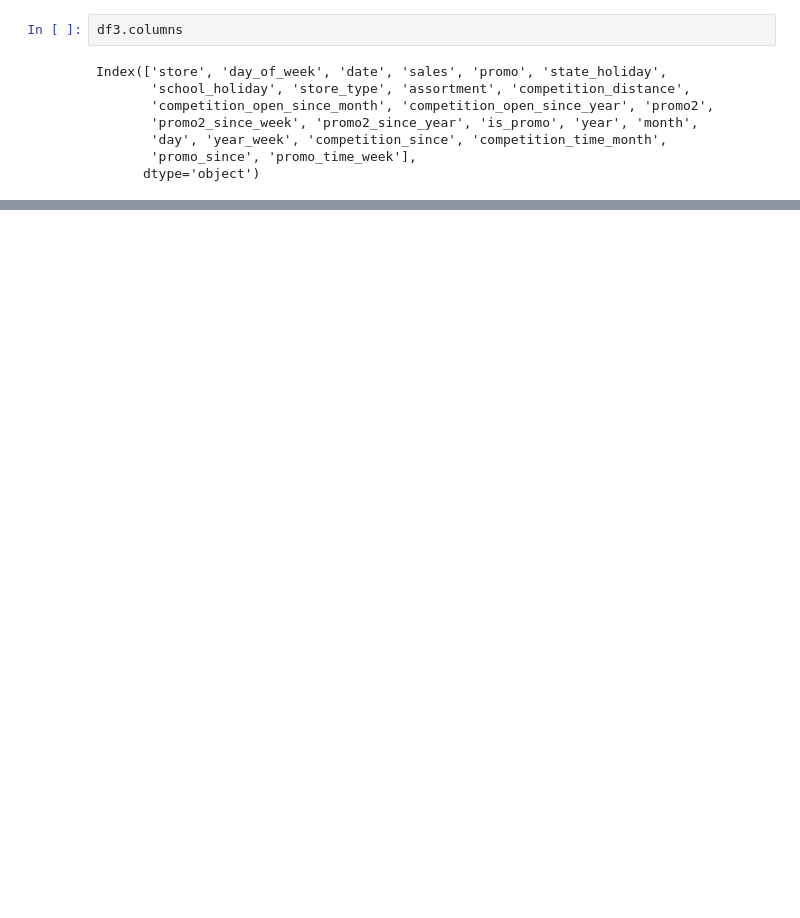
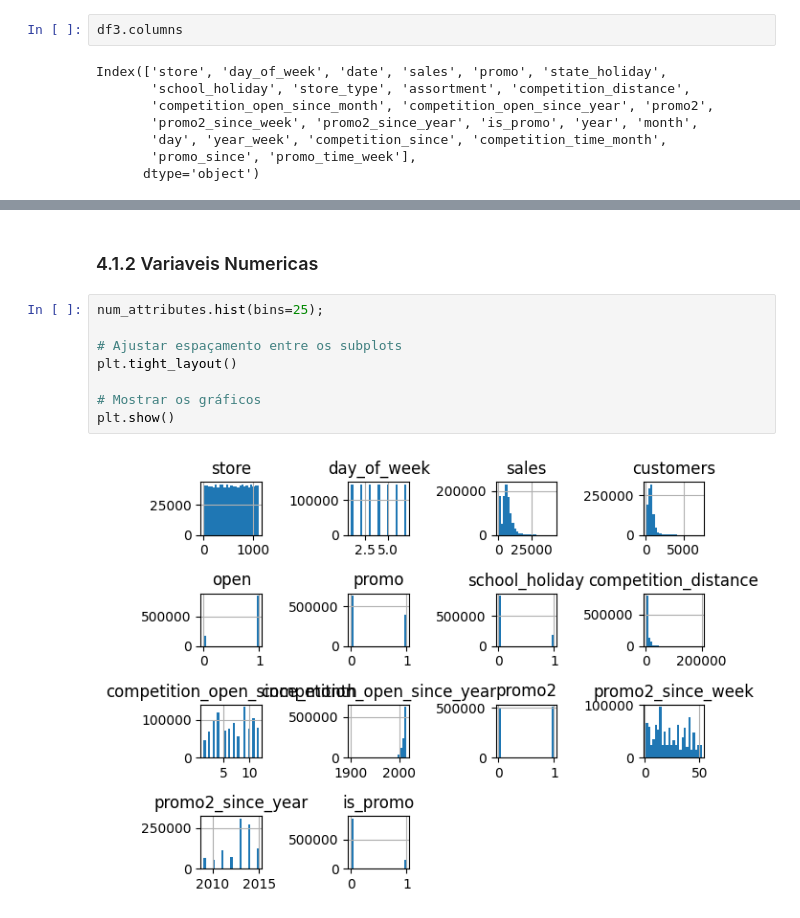
Before and after one commit to jcmazoni/rossmann, a Jupyter notebook: DS_aula1.ipynb, the cells around one changed output, grey strips where cells are left out. Drawn from its saved outputs; the diff is of its cells as text; blank space fills up the shorter version.

```diff
--- a/DS_aula1.ipynb
+++ b/DS_aula1.ipynb
@@ -487,0 +524,12 @@ Index(['store', 'day_of_week', 'date', 'sales', 'promo', 'state_holiday',
+# %% [markdown]
+### 4.1.2 Variaveis Numericas
+# %%
+num_attributes.hist(bins=25);
+
+# Ajustar espaçamento entre os subplots
+plt.tight_layout()
+
+# Mostrar os gráficos
+plt.show()
+# %% [output]
+[figure, added]
```
Also changed, not shown: parts of 19 cells of this notebook.
